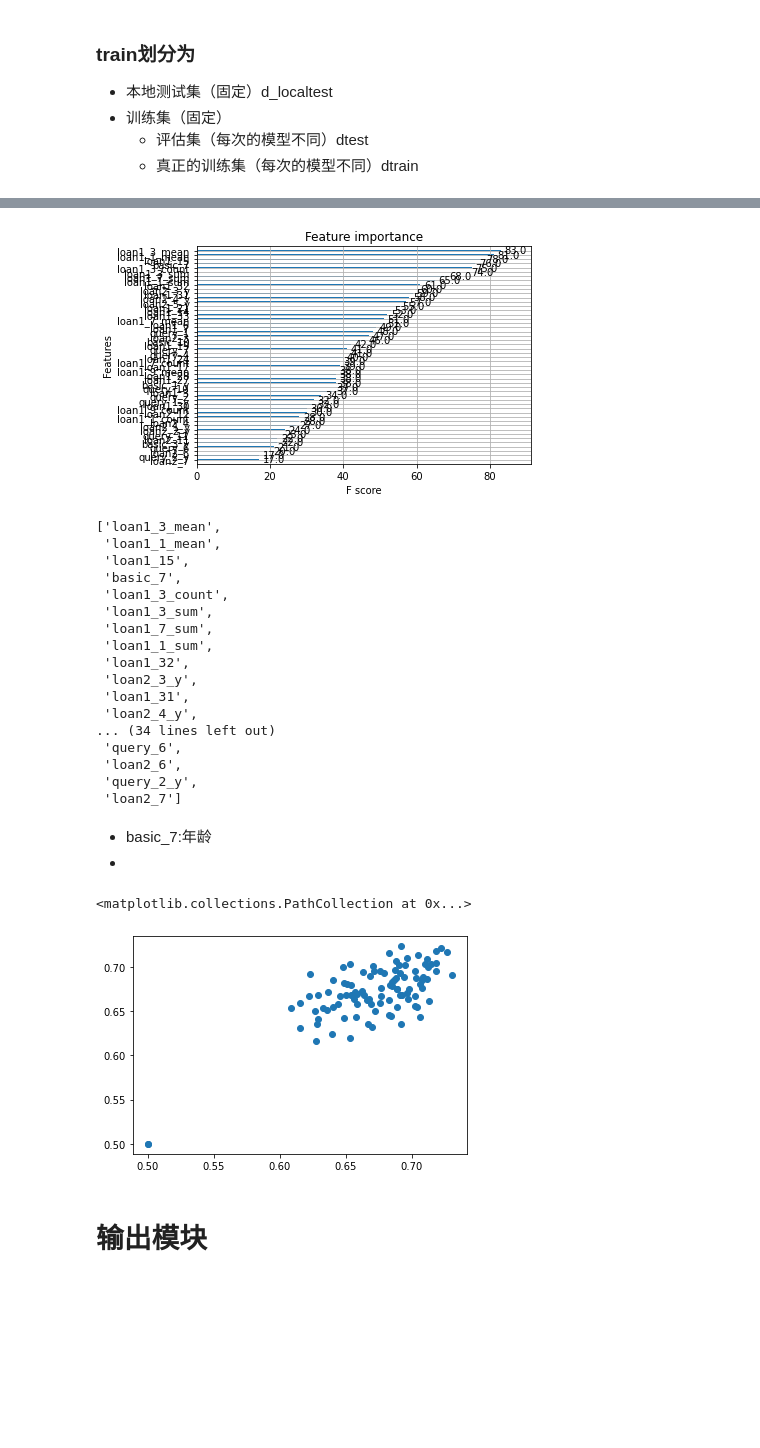
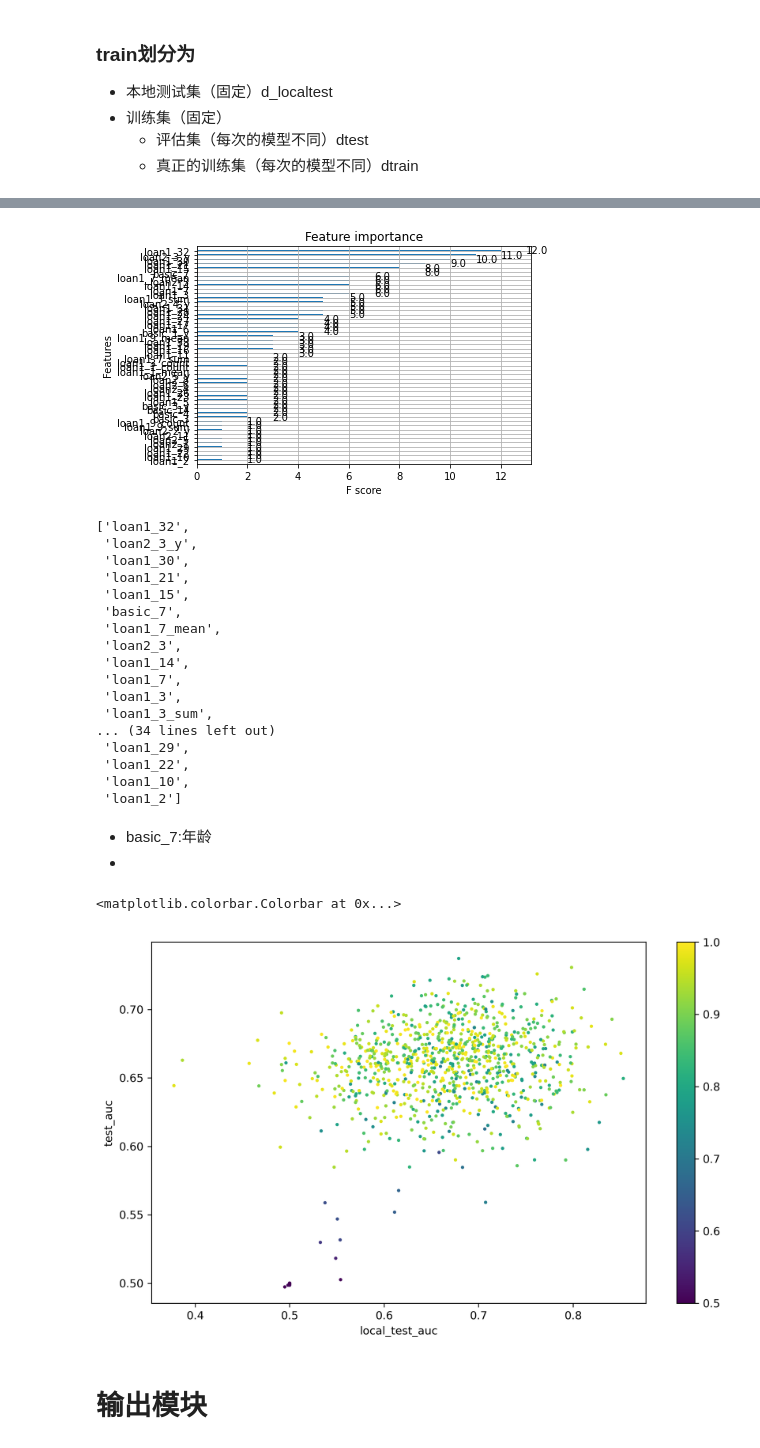
Before and after one commit to tassadar667/Take-down-SHUMO, a Jupyter notebook: 数据处理.ipynb, the cells around one changed output, grey strips where cells are left out. Cells and saved outputs as stored; diff of their text form; code cells hidden in the pictures; blank space fills up the shorter version.

```diff
--- a/数据处理.ipynb
+++ b/数据处理.ipynb
@@ -287,7 +287,7 @@ for i in a:
 # %% [markdown]
 ## 设置哪些x作为模型自变量输入
 # %%
-x_col = basic_col+['is_judicial']+loan_col+['date_3_count']+query_col
+x_col = basic_col+['is_judicial']+loan_col+['date_3_count']
 # %%
 # df_train.drop(columns=drop_col)
 # %% [markdown]
@@ -295,9 +295,9 @@ x_col = basic_col+['is_judicial']+loan_col+['date_3_count']+query_col
 # %% [markdown]
 ## 超参数
 # %%
-N = 100
+N = 1000
 num_round = 100
-local_test_size = 3000
+local_test_size = 300
 
 max_depth = [3, 4, 5, 6, 7, 8]
 eta = [0.1, 0.06]
@@ -308,6 +308,7 @@ subsample = [0.8, 0.7, 0.6, 0.5, 0.4]
 par_lambda = [1, 1.5, 2, 3]
 alpha = [0, 0.2, 0.4, 0.6, 0.8]
 min_child_weight = [1, 2, 3, 4, 5]
+gamma = [0, 0.05, 0.1, 0.15, 0.2]
 # %% [markdown]
 ### train划分为
 * 本地测试集（固定）d_localtest
@@ -365,6 +366,7 @@ for i in range(N):
         'alpha': random.choice(alpha),
         'lambda': random.choice(par_lambda),
         'min_child_weight': random.choice(min_child_weight),
+        'gamma': random.choice(gamma),
         # 'seed': 666,
         'tree_method': 'gpu_hist',
         'gpu_id': 0,
@@ -455,27 +457,27 @@ temp = pic.get_ymajorticklabels()
 important_x = [str(i).split("\'")[1] for i in temp]
 important_x.reverse()
 # %% [output]
-[figure, old version]
+[figure, new version]
 # %%
 important_x
 # %% [output]
-['loan1_3_mean',
- 'loan1_1_mean',
+['loan1_32',
+ 'loan2_3_y',
+ 'loan1_30',
+ 'loan1_21',
  'loan1_15',
  'basic_7',
- 'loan1_3_count',
+ 'loan1_7_mean',
+ 'loan2_3',
+ 'loan1_14',
+ 'loan1_7',
+ 'loan1_3',
  'loan1_3_sum',
- 'loan1_7_sum',
- 'loan1_1_sum',
- 'loan1_32',
- 'loan2_3_y',
- 'loan1_31',
- 'loan2_4_y',
 ... (34 lines left out)
- 'query_6',
- 'loan2_6',
- 'query_2_y',
- 'loan2_7']
+ 'loan1_29',
+ 'loan1_22',
+ 'loan1_10',
+ 'loan1_2']
 # %%
 # pd.value_counts(important_x_seq)
 # %% [markdown]
@@ -483,10 +485,14 @@ important_x
 *
 # %%
 import matplotlib.pyplot as plt
-plt.scatter(info_df['local_test_auc'], info_df['test_auc'])
+plt.figure(figsize=(10,6),dpi=300)
+plt.scatter(info_df['local_test_auc'], info_df['test_auc'],c=info_df['train_auc'],s=4)
+plt.xlabel('local_test_auc')
+plt.ylabel('test_auc')
+plt.colorbar()
 # %% [output]
-<matplotlib.collections.PathCollection at 0x...>
+<matplotlib.colorbar.Colorbar at 0x...>
-[figure, old version]
+[figure, new version]
 # %% [markdown]
 # 输出模块
 # %%
```
Also changed, not shown: parts of 5 cells of this notebook, 1 other file.
